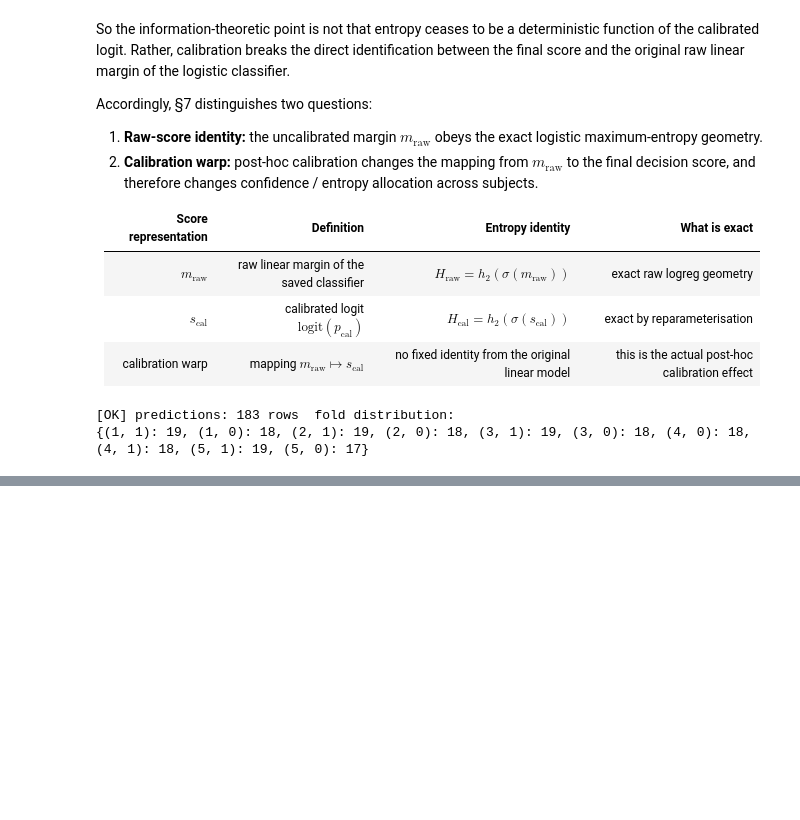
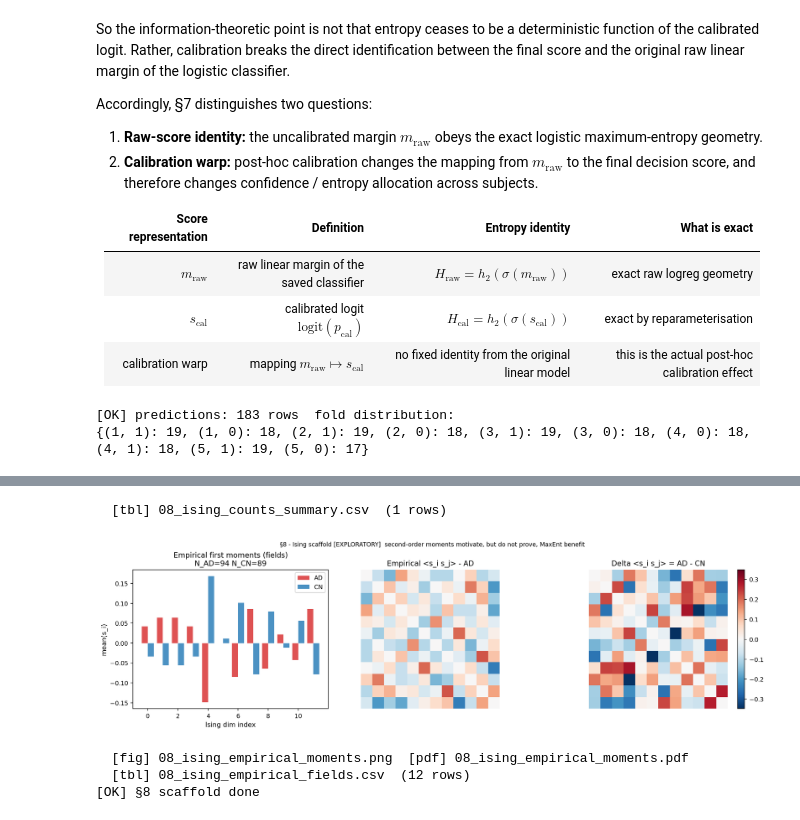
Before and after one commit to SantiagoVBlasL/vae_AD, a Jupyter notebook: notebooks/07_information_theory.ipynb, the cells around one changed output, grey strips where cells are left out. Drawn from its saved outputs; the diff is of its cells as text; code cells hidden in the pictures; blank space fills up the shorter version.

```diff
--- a/notebooks/07_information_theory.ipynb
+++ b/notebooks/07_information_theory.ipynb
@@ -3111,0 +2991,50 @@ calibrated_probability / calibrated_logit 0.824886 0.105167 0.179901  0.543209
+# %%
+if "y_pool" not in dir():
+    print("[SKIP] §8b: pooling did not complete")
+elif len(y_pool) < 10:
+    print(f"[SKIP] §8b: too few pooled subjects ({len(y_pool)})")
+else:
+    TOP_ISING = 12
+    order_ising = np.argsort(-mi_Y_nn); ising_dims = order_ising[:TOP_ISING]
+
+    Z_sel = Z_pool[:, ising_dims]
+    S = np.sign(Z_sel - np.median(Z_sel, axis=0)); S[S==0] = 1
+
+    S_AD = S[y_pool==1]; S_CN = S[y_pool==0]
+    h_AD = S_AD.mean(0); h_CN = S_CN.mean(0)
+    J_AD = (S_AD.T@S_AD)/len(S_AD); J_CN = (S_CN.T@S_CN)/len(S_CN)
+    np.fill_diagonal(J_AD,0.); np.fill_diagonal(J_CN,0.)
+
+    save_table(pd.DataFrame([{
+        "N_total":len(y_pool),"N_AD":int((y_pool==1).sum()),"N_CN":int((y_pool==0).sum()),
+        "n_dims_selected":TOP_ISING,"dims":str(ising_dims.tolist()),
+        "label_source":"fold_prediction_csv (global tensor_idx aligned)",
+        "v3_fix":"correct global tensor_idx via fold_tensor_idx_dict",
+    }]), "08_ising_counts_summary.csv")
+
+    fig, axes = plt.subplots(1,3,figsize=(14,4))
+    axes[0].bar(np.arange(TOP_ISING)-0.2,h_AD,0.4,label="AD",color=PALETTE["AD"],alpha=0.8)
+    axes[0].bar(np.arange(TOP_ISING)+0.2,h_CN,0.4,label="CN",color=PALETTE["CN"],alpha=0.8)
+    axes[0].set_xlabel("Ising dim index"); axes[0].set_ylabel("mean(s_i)")
+    axes[0].set_title(f"Empirical first moments (fields)\nN_AD={int((y_pool==1).sum())} N_CN={int((y_pool==0).sum())}")
+    axes[0].legend()
+    lim_ = max(abs(J_AD).max(),abs(J_CN).max(),0.01)
+    axes[1].imshow(J_AD,cmap="RdBu_r",vmin=-lim_,vmax=lim_)
+    axes[1].set_title("Empirical <s_i s_j> - AD"); axes[1].axis("off")
+    Jd = J_AD-J_CN
+    im_=axes[2].imshow(Jd,cmap="RdBu_r",vmin=-abs(Jd).max(),vmax=abs(Jd).max())
+    axes[2].set_title("Delta <s_i s_j> = AD - CN"); axes[2].axis("off")
+    plt.colorbar(im_,ax=axes[2],fraction=0.046)
+    fig.suptitle("§8 - Ising scaffold [EXPLORATORY]  second-order moments motivate, but do not prove, MaxEnt benefit",
+                 fontsize=9)
+    savefig("08_ising_empirical_moments.png", fig)
+
+    save_table(pd.DataFrame({"dim":ising_dims,"h_AD":h_AD,"h_CN":h_CN,"h_diff":h_AD-h_CN}),
+               "08_ising_empirical_fields.csv")
+    print("[OK] §8 scaffold done")
+# %% [output]
+  [tbl] 08_ising_counts_summary.csv  (1 rows)
+[figure, added]
+  [fig] 08_ising_empirical_moments.png  [pdf] 08_ising_empirical_moments.pdf
+  [tbl] 08_ising_empirical_fields.csv  (12 rows)
+[OK] §8 scaffold done
```
Also changed, not shown: parts of 17 cells of this notebook, 21 other files.
